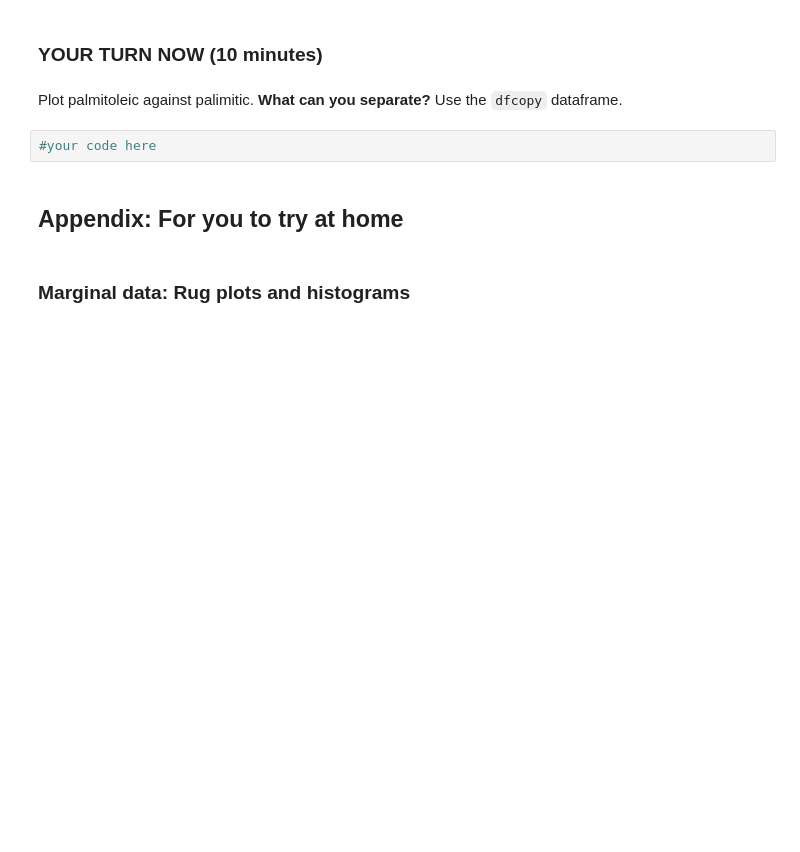
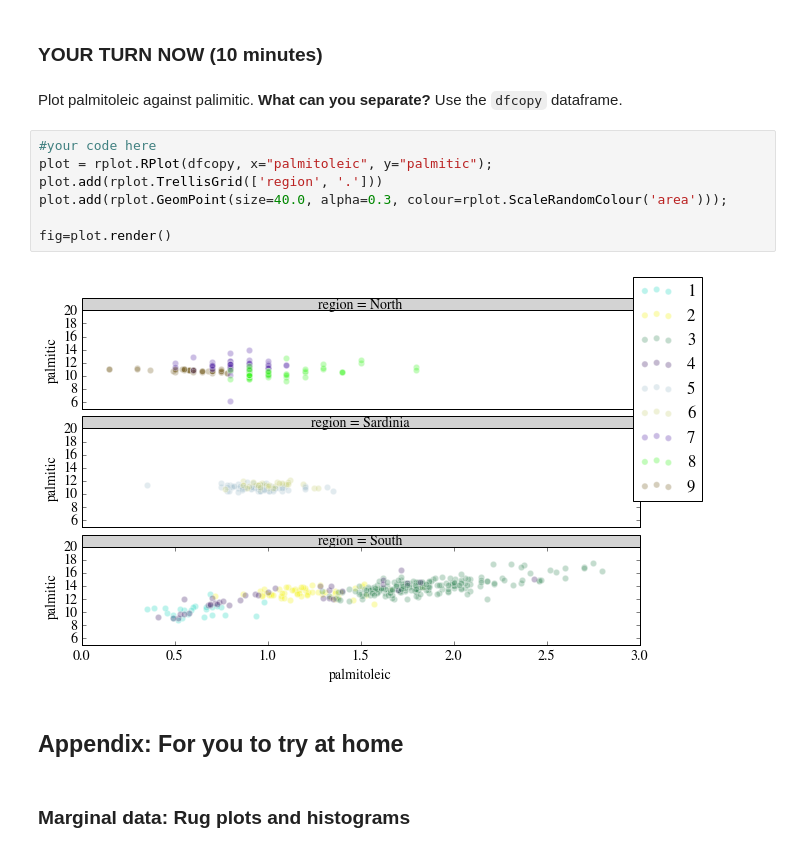
Before and after one commit to hiroshi-ishiiadajar/content, a Jupyter notebook: labs/lab3/lab3.ipynb, the cells around one changed output. Saved outputs shown, nothing was run; the diff lists cells and outputs as text; blank space fills up the shorter version.

```diff
--- a/labs/lab3/lab3.ipynb
+++ b/labs/lab3/lab3.ipynb
@@ -702,8 +758,15 @@ print df.areastring.unique()
 ### YOUR TURN NOW (10 minutes)
 # %% [markdown]
 Plot palmitoleic against palimitic. **What can you separate?** Use the `dfcopy` dataframe.
-# %%
-#your code here
+# %%
+#your code here
+plot = rplot.RPlot(dfcopy, x="palmitoleic", y="palmitic");
+plot.add(rplot.TrellisGrid(['region', '.']))
+plot.add(rplot.GeomPoint(size=40.0, alpha=0.3, colour=rplot.ScaleRandomColour('area')));
+
+fig=plot.render()
+# %% [output]
+[figure, added]
 # %% [markdown]
 ## Appendix: For you to try at home
 # %% [markdown]
```
Also changed, not shown: parts of 24 cells of this notebook.
